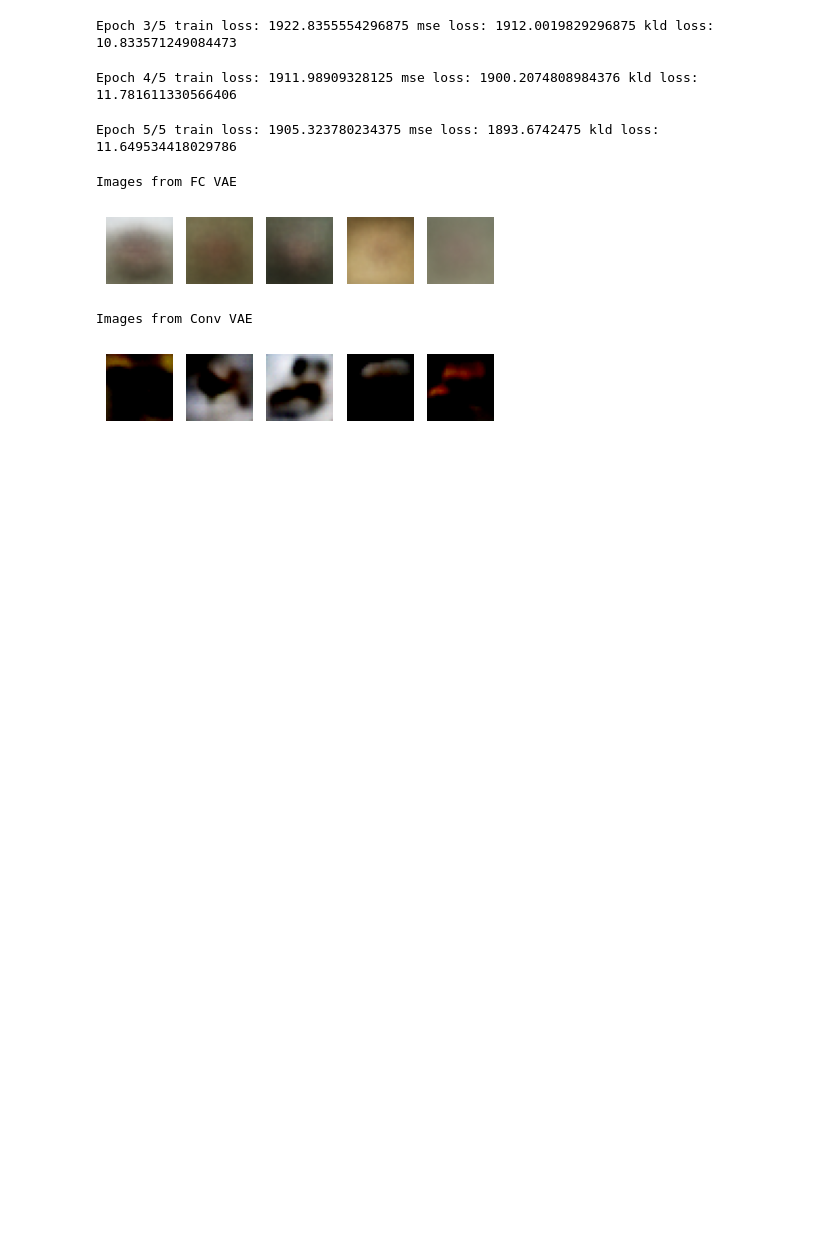
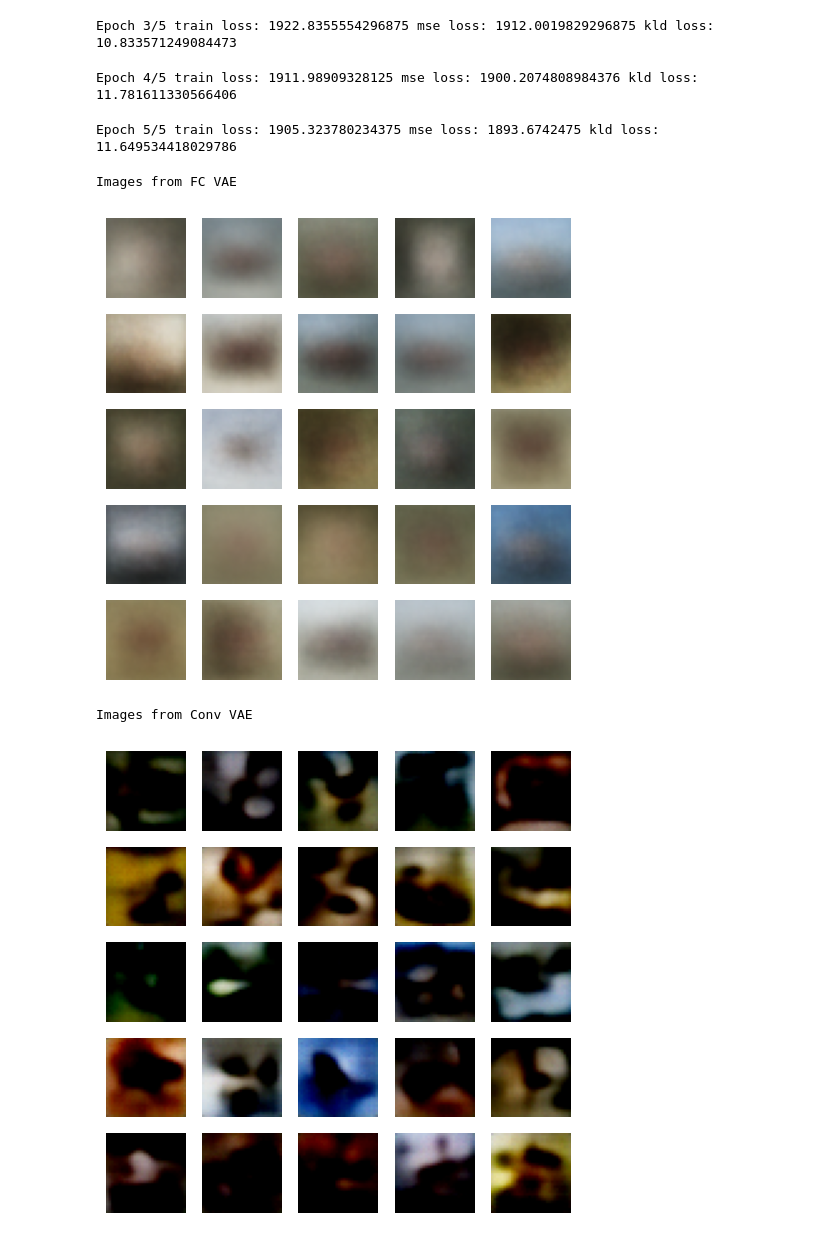
Before and after one commit to RahulChhatbar/Deep-Convolutional-VAE, a Jupyter notebook: src/conv_variational_autoencoder.ipynb, the cells around one changed output. Saved outputs shown, nothing was run; the diff lists cells and outputs as text; code cells hidden in the pictures; blank space fills up the shorter version.

```diff
--- a/src/conv_variational_autoencoder.ipynb
+++ b/src/conv_variational_autoencoder.ipynb
@@ -197,10 +199,11 @@ Epoch 3/5 train loss: 1922.8355554296875 mse loss: 1912.0019829296875 kld loss:
 Epoch 4/5 train loss: 1911.98909328125 mse loss: 1900.2074808984376 kld loss: 11.781611330566406
 Epoch 5/5 train loss: 1905.323780234375 mse loss: 1893.6742475 kld loss: 11.649534418029786
 # %%
-import matplotlib.pyplot as plt
-
 # Function to generate and display new images
 def generate_images(model, num_images, latent_dim):
+    if np.sqrt(num_images) % 1 != 0:
+        raise ValueError('num_images must be a perfect square')
+
     model.eval()  # Set model to evaluation mode
     with torch.no_grad():  # Turn off gradients for generation
         # Sample random points from the latent space (standard normal distribution)
@@ -216,8 +219,11 @@ def generate_images(model, num_images, latent_dim):
     # Rescale the images to the range [0, 1]
     generated_images = torch.clamp(generated_images, 0, 1)
 
+    grid_size = int(np.sqrt(num_images))
+
     # Plot the generated images
-    fig, axs = plt.subplots(1, num_images, figsize=(num_images, 1.5))
+    fig, axs = plt.subplots(grid_size, grid_size, figsize=(grid_size + 1, grid_size + 1))
+    axs = axs.flatten() if len(axs.shape) == 2 else axs
     for i in range(num_images):
         axs[i].imshow(generated_images[i].numpy().transpose(1, 2, 0))
         axs[i].axis('off')
@@ -225,12 +231,12 @@ def generate_images(model, num_images, latent_dim):
 # %%
 # Assuming you have already trained the model (vae) and it has a latent dimension of 128
 print('Images from FC VAE')
-generate_images(fcvae, num_images=5, latent_dim=128)
+generate_images(fcvae, num_images=25, latent_dim=128)
 
 print('Images from Conv VAE')
-generate_images(cvae, num_images=5, latent_dim=128)
+generate_images(cvae, num_images=25, latent_dim=128)
 # %% [output]
 Images from FC VAE
-[figure, old version]
+[figure, new version]
 Images from Conv VAE
-[figure, old version]
+[figure, new version]
```
Also changed, not shown: parts of 1 cell of this notebook.
